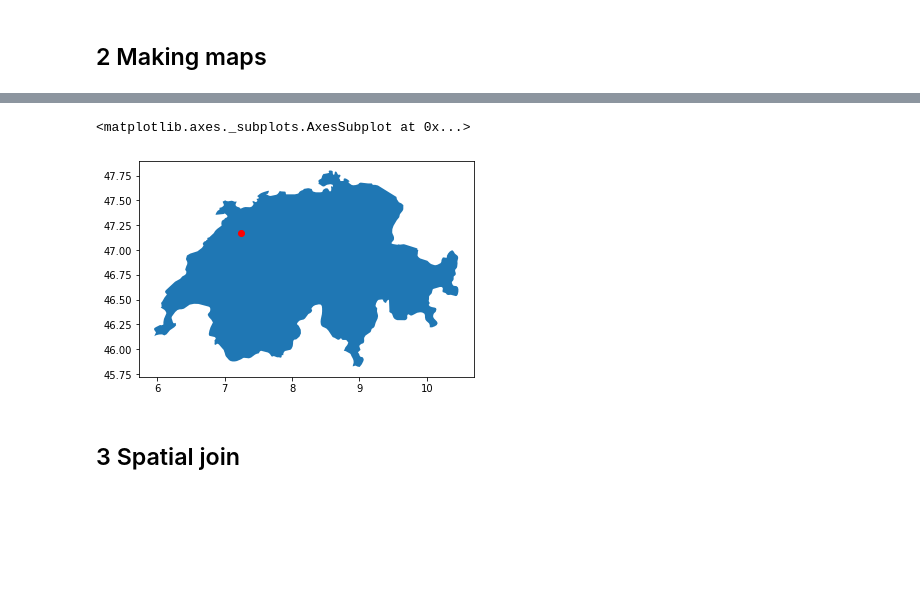
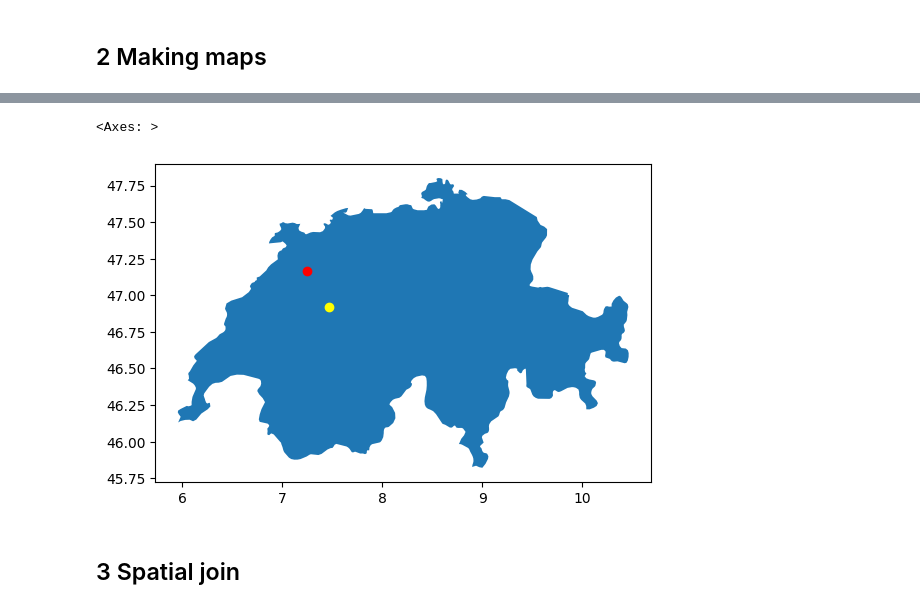
Before and after one commit to HansHenseler/masdav2023, a Jupyter notebook: Part_9_Analysing_and_visualising_geolocations.ipynb, the cells around one changed output, grey strips where cells are left out. Saved outputs shown, nothing was run; the diff lists cells and outputs as text; code cells hidden in the pictures; blank space fills up the shorter version.

```diff
--- a/Part_9_Analysing_and_visualising_geolocations.ipynb
+++ b/Part_9_Analysing_and_visualising_geolocations.ipynb
@@ -139,10 +140,12 @@ ch_country.plot()
 cities.crs = ch_country.crs
 # %%
 ax = ch_country.plot()
+bern_city = cities.loc[cities['name']=='Bern']
 biel_city.plot(ax=ax,color='red')
+bern_city.plot(ax=ax,color='yellow')
 # %% [output]
-<matplotlib.axes._subplots.AxesSubplot at 0x...>
+<Axes: >
-[figure, old version]
+[figure, new version]
 # %% [markdown]
 ## 3 Spatial join
 # %%
```
Also changed, not shown: parts of 11 cells of this notebook.
